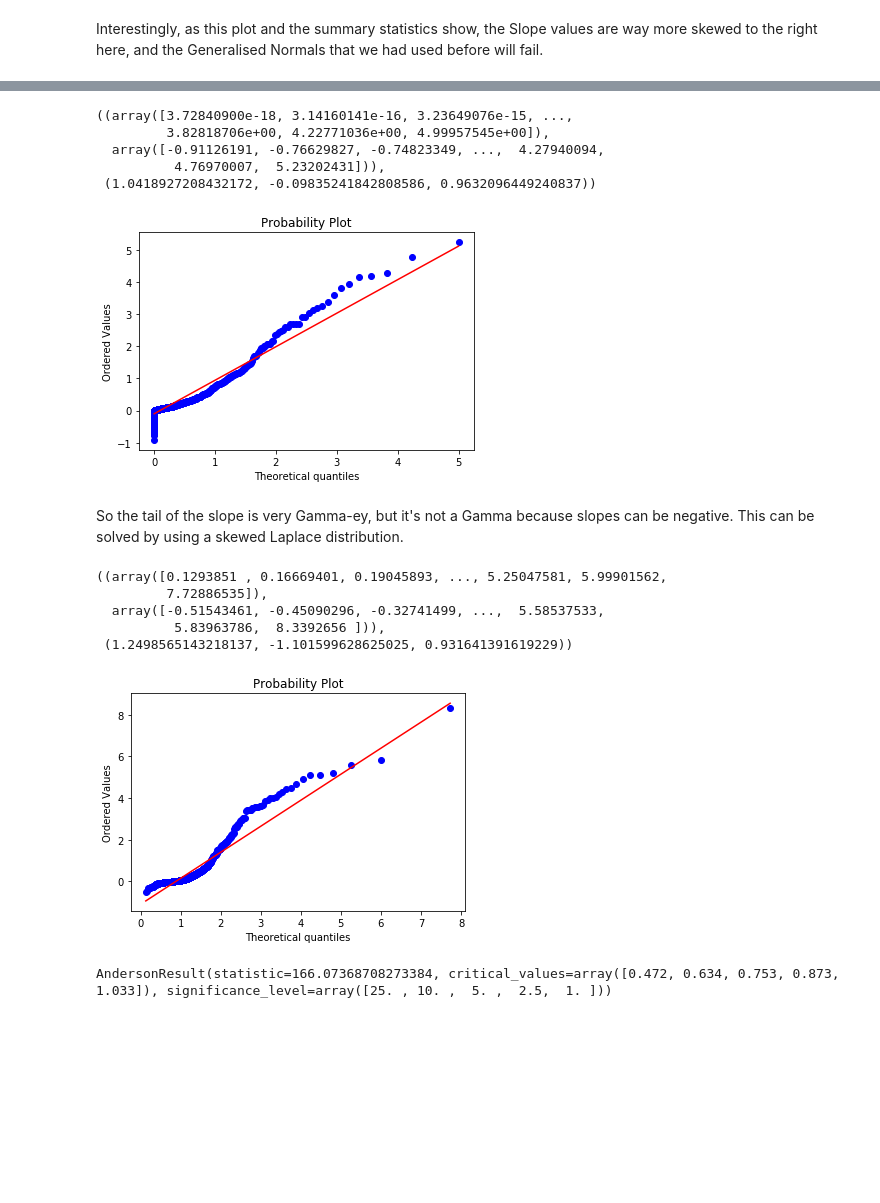
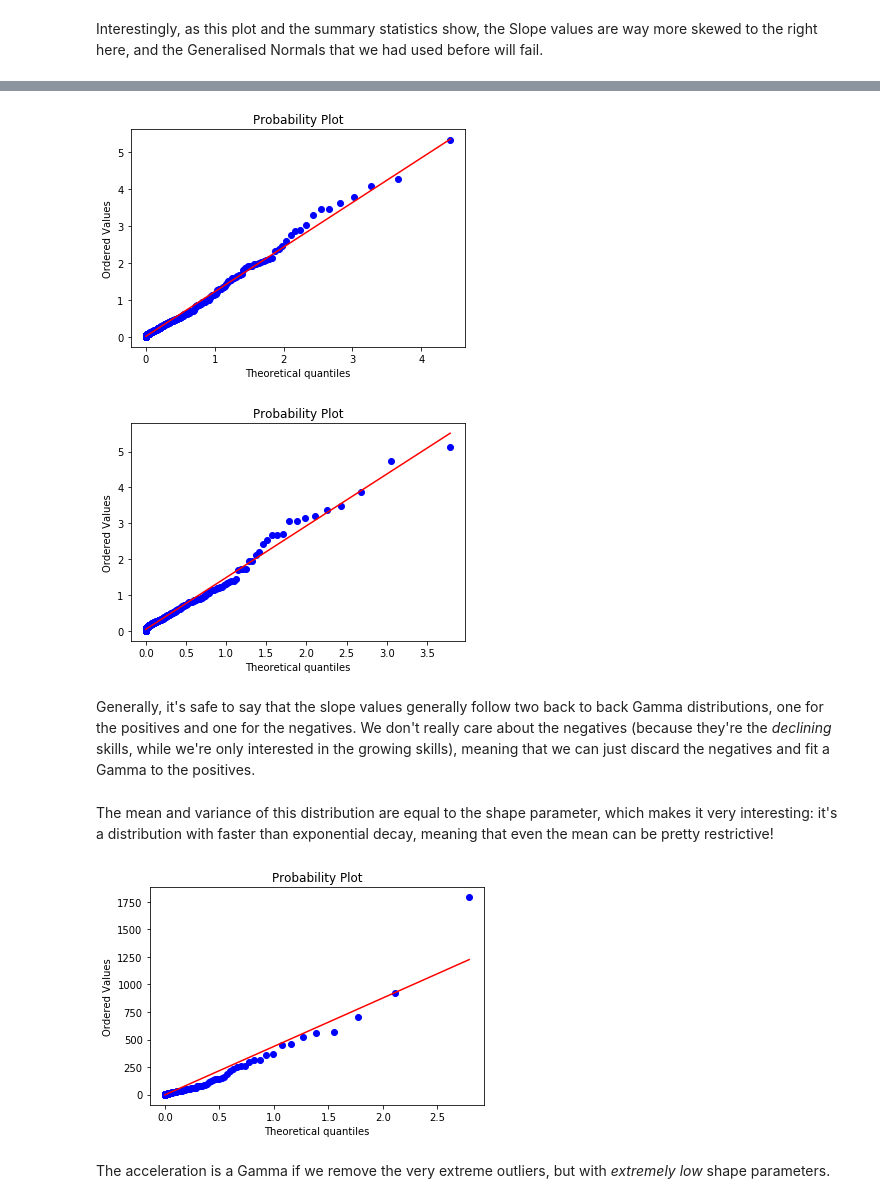
Before and after one commit to RamtinYazdanian/job_skill_trend_analysis, a Jupyter notebook: notebooks/jobtech_analysis.ipynb, the cells around one changed output, grey strips where cells are left out. Saved outputs shown, nothing was run; the diff lists cells and outputs as text; code cells hidden in the pictures; blank space fills up the shorter version.

```diff
--- a/notebooks/jobtech_analysis.ipynb
+++ b/notebooks/jobtech_analysis.ipynb
@@ -66,7 +96,9 @@ If we want to filter out the irrelevant skill types (which I need to figure out)
 absolute_start = np.datetime64('2017-01-01')
 absolute_end = np.datetime64('2020-01-01')
 # %%
-skills_df = divide_into_periods(df_all_useful_cols, ['Company', 'Skill'],
+skills_df = divide_into_periods(df_all_useful_cols.loc[(df_all_useful_cols['Skill Type'] == 1) |
+                                                       (df_all_useful_cols['Skill Type'] == 2)],
+                                ['Company', 'Skill'],
                                 absolute_start, absolute_end, result_col_name='Job Postings Raw')
 skills_df = pd.merge(skills_df, company_totals, on = ['Company', 'Date'])
 skills_df['Job Postings'] = skills_df['Job Postings Raw'] / skills_df['Total']
@@ -96,7 +144,8 @@ total_values = [get_period_of_time(monthly_totals, start_and_end_dates[i][0], st
 # %%
 skill_trends = [logsum_trend_slope_wrapper(skills_df,
                                                   start_and_end_dates[i][0], start_and_end_dates[i][1],
-                                                  total_log) for i in range(len(start_and_end_dates))]
+                                                  total_log, nologtest=False)
+                                for i in range(len(start_and_end_dates))]
 # %% [output]
 Start: 2018-01-01
 End: 2019-01-01
@@ -210,26 +471,24 @@ probplot(skill_trends[0].Slope.values, dist=stats.skewnorm,
+# %%
+probplot(skill_trends[2].loc[skill_trends[2].Slope > 0].Slope.values, dist=stats.gamma,
+         sparams=(.16), fit=True, plot=plt)
+plt.show()
+# %% [output]
+[figure, added]
 # %%
-probplot(skill_trends[1].Slope.values, dist=stats.gamma,
-         sparams=(.2), fit=True, plot=plt)
+probplot(skill_trends[1].loc[skill_trends[1].Slope > 0].Slope.values, dist=stats.gamma,
+         sparams=(.12), fit=True, plot=plt)
+plt.show()
 # %% [output]
-((array([3.72840900e-18, 3.14160141e-16, 3.23649076e-15, ...,
-         3.82818706e+00, 4.22771036e+00, 4.99957545e+00]),
-  array([-0.91126191, -0.76629827, -0.74823349, ...,  4.27940094,
-          4.76970007,  5.23202431])),
- (1.0418927208432172, -0.09835241842808586, 0.9632096449240837))
-[figure, old version]
+[figure, new version]
-# %% [markdown]
-So the tail of the slope is very Gamma-ey, but it's not a Gamma because slopes can be negative. This can be solved by using a skewed Laplace distribution.
+# %% [markdown]
+Generally, it's safe to say that the slope values generally follow two back to back Gamma distributions, one for the positives and one for the negatives. We don't really care about the negatives (because they're the _declining_ skills, while we're only interested in the growing skills), meaning that we can just discard the negatives and fit a Gamma to the positives.
+# %% [markdown]
+The mean and variance of this distribution are equal to the shape parameter, which makes it very interesting: it's a distribution with faster than exponential decay, meaning that even the mean can be pretty restrictive!
 # %%
-probplot(skill_trends[0].Slope.values, dist=stats.loglaplace,
-         sparams=(3.5), fit=True, plot=plt)
+probplot(skill_trends[1].loc[skill_trends[1].Acceleration > 0].Acceleration.values, dist=stats.gamma,
+         sparams=(.04), fit=True, plot=plt)
+plt.show()
 # %% [output]
-((array([0.1293851 , 0.16669401, 0.19045893, ..., 5.25047581, 5.99901562,
-         7.72886535]),
-  array([-0.51543461, -0.45090296, -0.32741499, ...,  5.58537533,
-          5.83963786,  8.3392656 ])),
- (1.2498565143218137, -1.101599628625025, 0.931641391619229))
-[figure, old version]
+[figure, new version]
-# %%
-anderson(skill_trends[0].Slope.values, dist='gumbel_r')
-# %% [output]
-AndersonResult(statistic=166.07368708273384, critical_values=array([0.472, 0.634, 0.753, 0.873, 1.033]), significance_level=array([25. , 10. ,  5. ,  2.5,  1. ]))
+# %% [markdown]
+The acceleration is a Gamma if we remove the very extreme outliers, but with _extremely low_ shape parameters.
```
Also changed, not shown: parts of 42 cells of this notebook, 1 other file.
